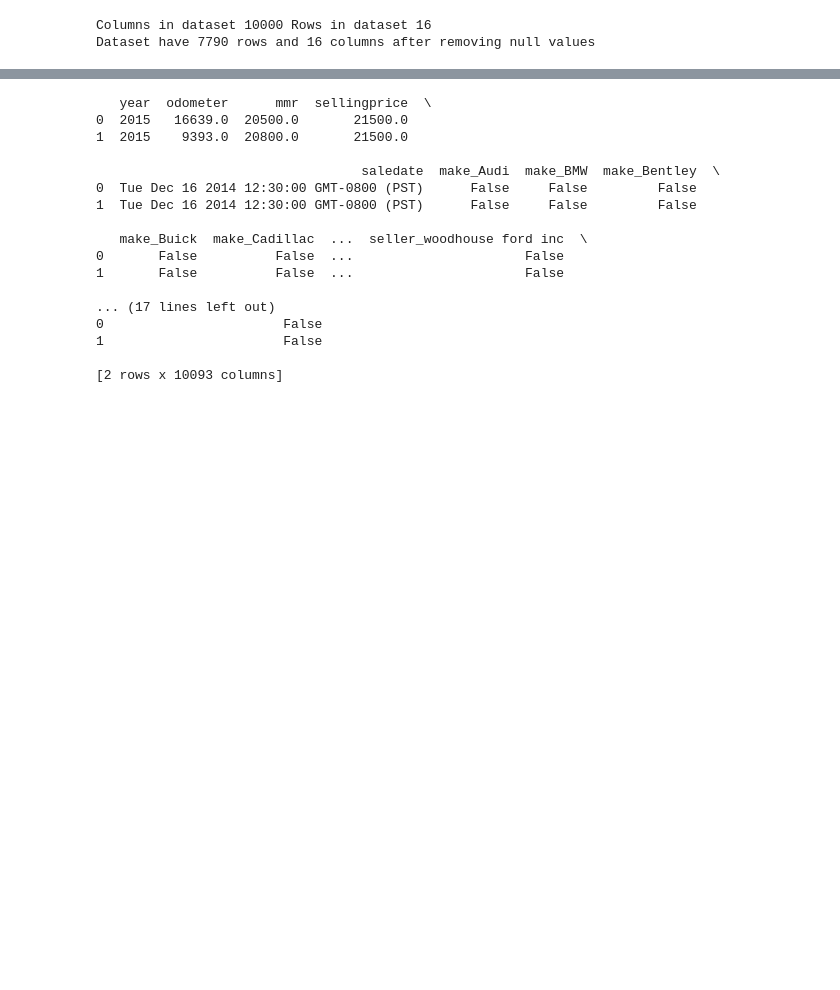
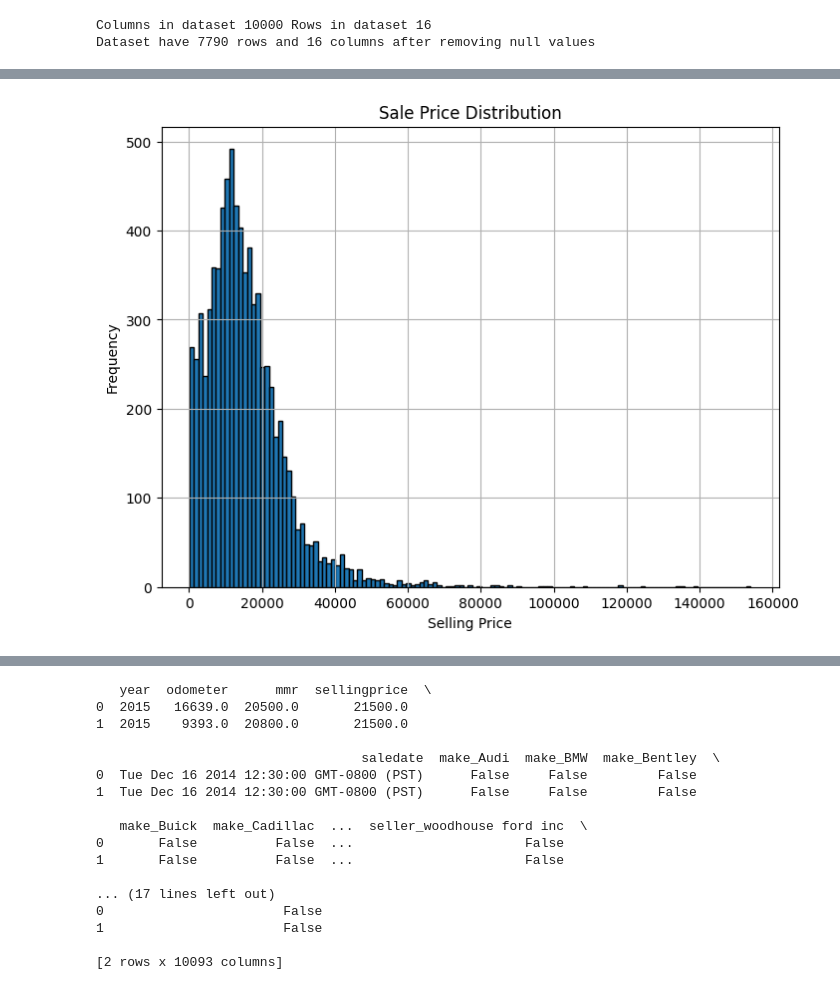
Before and after one commit to Pratiksha8799/car_predictor, a Jupyter notebook: car-price-predictor.ipynb, the cells around one changed output, grey strips where cells are left out. Saved outputs shown, nothing was run; the diff lists cells and outputs as text; code cells hidden in the pictures; blank space fills up the shorter version.

```diff
--- a/car-price-predictor.ipynb
+++ b/car-price-predictor.ipynb
@@ -157,0 +144,11 @@ fig_density.show()
+# %%
+# Create a histogram of sale prices
+plt.figure(figsize=(8, 6))  # Set figure size (optional)
+plt.hist(df['sellingprice'], bins='auto', edgecolor='black')  # Create histogram
+plt.xlabel('Selling Price')
+plt.ylabel('Frequency')
+plt.title('Sale Price Distribution')
+plt.grid(True)
+plt.show()
+# %% [output]
+[figure, added]
```
Also changed, not shown: parts of 5 cells of this notebook.
